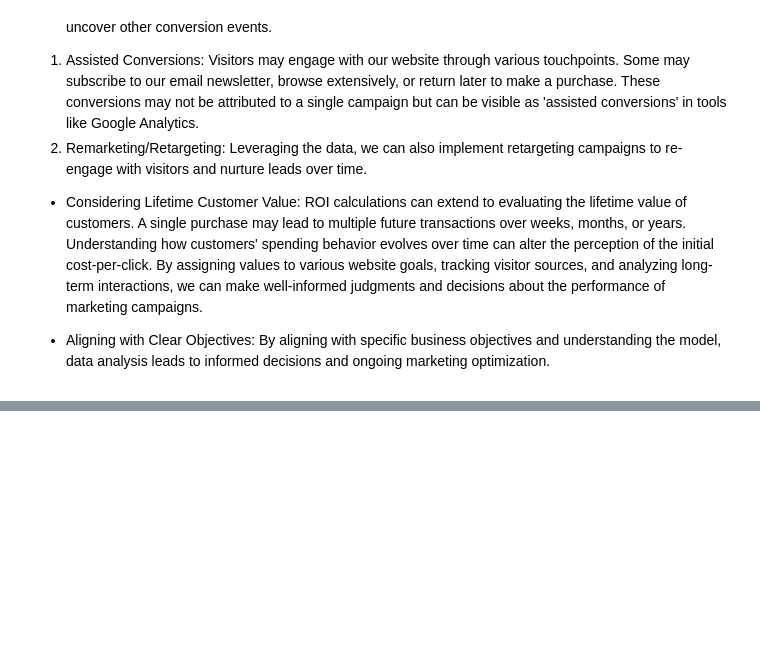
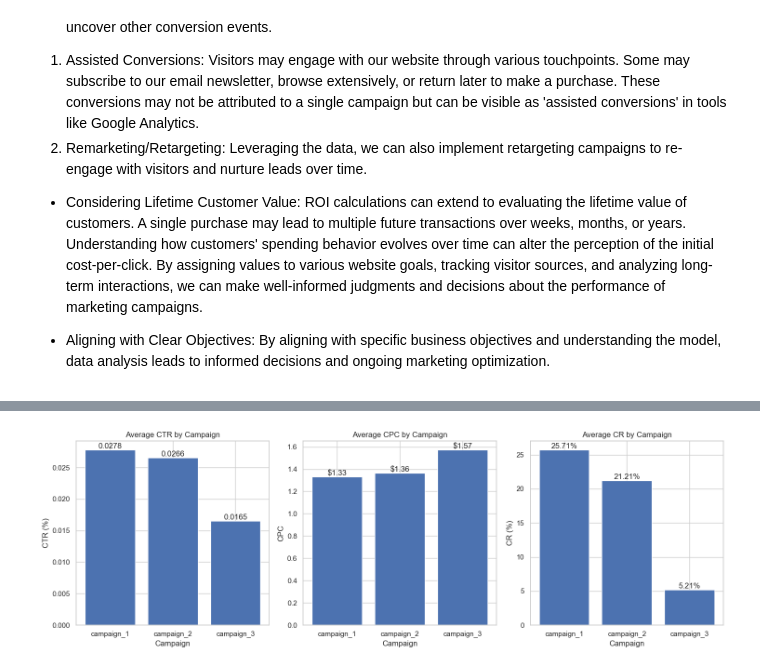
Before and after one commit to RNBindu/Sales-Conversion-Optimization, a Jupyter notebook: MA_Project.ipynb, the cells around one changed output, grey strips where cells are left out. Cells and saved outputs as stored; diff of their text form; code cells hidden in the pictures; blank space fills up the shorter version.

```diff
--- a/MA_Project.ipynb
+++ b/MA_Project.ipynb
@@ -422,0 +588,51 @@ By assigning values to various website goals, tracking visitor sources, and anal
+# %%
+
+data = data[(data['Clicks'] > 0) & (data['Impressions'] > 0)]
+
+# Calculate CTR (Click-Through Rate) for each campaign
+data['CTR'] = (data['Clicks'] / data['Impressions']) * 100
+
+# Calculate CPC (Cost Per Click) for each campaign
+data['CPC'] = data['Spent'] / data['Clicks']
+
+# Calculate CR (Conversion Rate) for each campaign
+data['CR'] = (data['Approved_Conversion'] / data['Clicks']) * 100
+
+# Replace xyz_campaign_id values with campaign names
+data["xyz_campaign_id"].replace({916: "campaign_1", 936: "campaign_2", 1178: "campaign_3"}, inplace=True)
+
+# Calculate the average CTR, CPC, and CR for each campaign
+ctr_by_campaign = data.groupby('xyz_campaign_id')['CTR'].mean()
+cpc_by_campaign = data.groupby('xyz_campaign_id')['CPC'].mean()
+cr_by_campaign = data.groupby('xyz_campaign_id')['CR'].mean()
+
+# Create bar charts
+plt.figure(figsize=(15, 5))
+plt.subplot(131)
+plt.bar(ctr_by_campaign.index, ctr_by_campaign.values)
+plt.title('Average CTR by Campaign')
+plt.xlabel('Campaign')
+plt.ylabel('CTR (%)')
+for i, v in enumerate(ctr_by_campaign.values):
+    plt.text(i, v, f"{v:.4f}", ha='center', va='bottom')
+
+plt.subplot(132)
+plt.bar(cpc_by_campaign.index, cpc_by_campaign.values)
+plt.title('Average CPC by Campaign')
+plt.xlabel('Campaign')
+plt.ylabel('CPC')
+for i, v in enumerate(cpc_by_campaign.values):
+    plt.text(i, v, f"${v:.2f}", ha='center', va='bottom')
+
+plt.subplot(133)
+plt.bar(cr_by_campaign.index, cr_by_campaign.values)
+plt.title('Average CR by Campaign')
+plt.xlabel('Campaign')
+plt.ylabel('CR (%)')
+for i, v in enumerate(cr_by_campaign.values):
+    plt.text(i, v, f"{v:.2f}%", ha='center', va='bottom')
+
+plt.tight_layout()
+plt.show()
+# %% [output]
+[figure, added]
```
Also changed, not shown: parts of 16 cells of this notebook.
